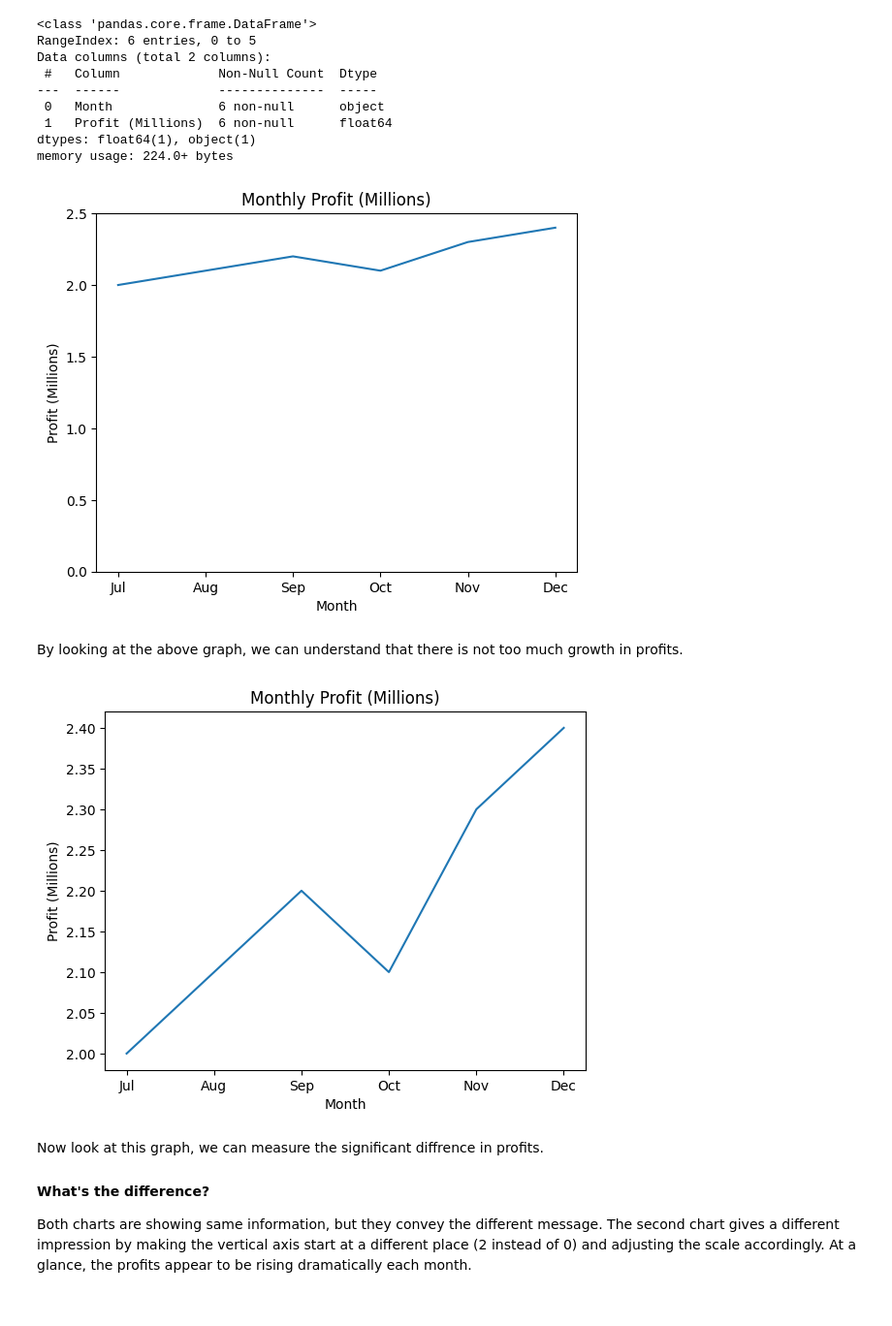
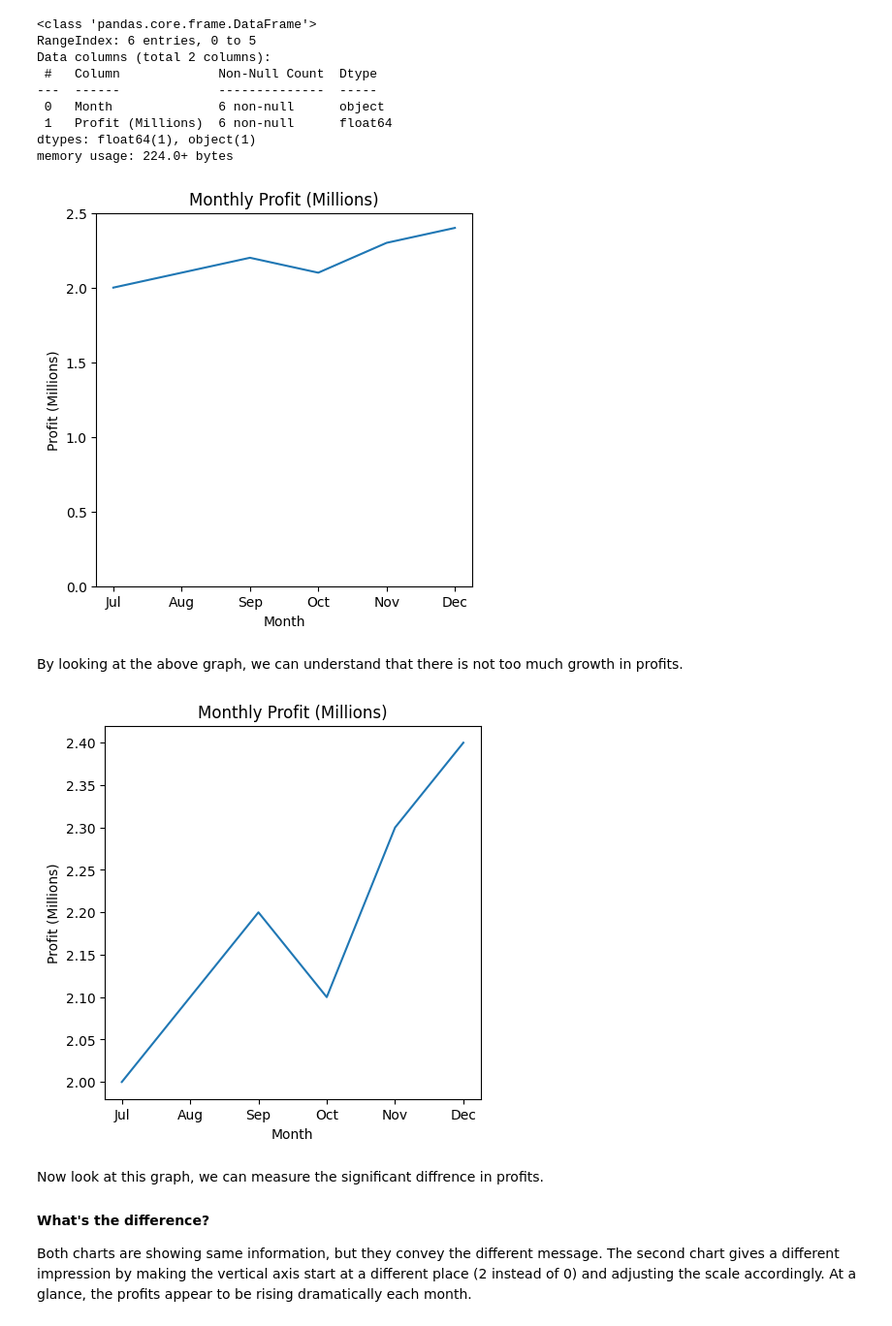
Before and after one commit to manujsinghwal/applied-statistics-in-python, a Jupyter notebook: 1. intro-to-statistics/intro_to_statistics.ipynb, the cells around one changed output. Shown: that part at 97% size. Cells and saved outputs as stored; diff of their text form; code cells hidden in the pictures.

```diff
--- a/1. intro-to-statistics/intro_to_statistics.ipynb
+++ b/1. intro-to-statistics/intro_to_statistics.ipynb
@@ -37,25 +37,27 @@ dtypes: float64(1), object(1)
 memory usage: 224.0+ bytes
 # %%
 # Ploting the first line graph
+plt.figure(figsize=(5, 5))  # Setting the figure size
 sns.lineplot(data=df, x='Month', y='Profit (Millions)')
 
 # Adding labels and title
 plt.xlabel('Month')
 plt.ylabel('Profit (Millions)')
 plt.title('Monthly Profit (Millions)')
 
 # Making some customizations for y-axis
 plt.ylim(0, 2.5)
 plt.yticks([0, 0.5, 1.0, 1.5, 2.0, 2.5])
 
 # Showing the plot
 plt.show()
 # %% [output]
-[figure, old version]
+[figure, new version]
 # %% [markdown]
 By looking at the above graph, we can understand that there is not too much growth in profits.
 # %%
 # Ploting the second line graph
+plt.figure(figsize=(5, 5))  # Setting the figure size
 sns.lineplot(data=df, x='Month', y='Profit (Millions)')
 
 # Adding labels and title
@@ -66,7 +68,7 @@ plt.title('Monthly Profit (Millions)')
 # Showing the plot
 plt.show()
 # %% [output]
-[figure, old version]
+[figure, new version]
 # %% [markdown]
 Now look at this graph, we can measure the significant diffrence in profits.
 
```
